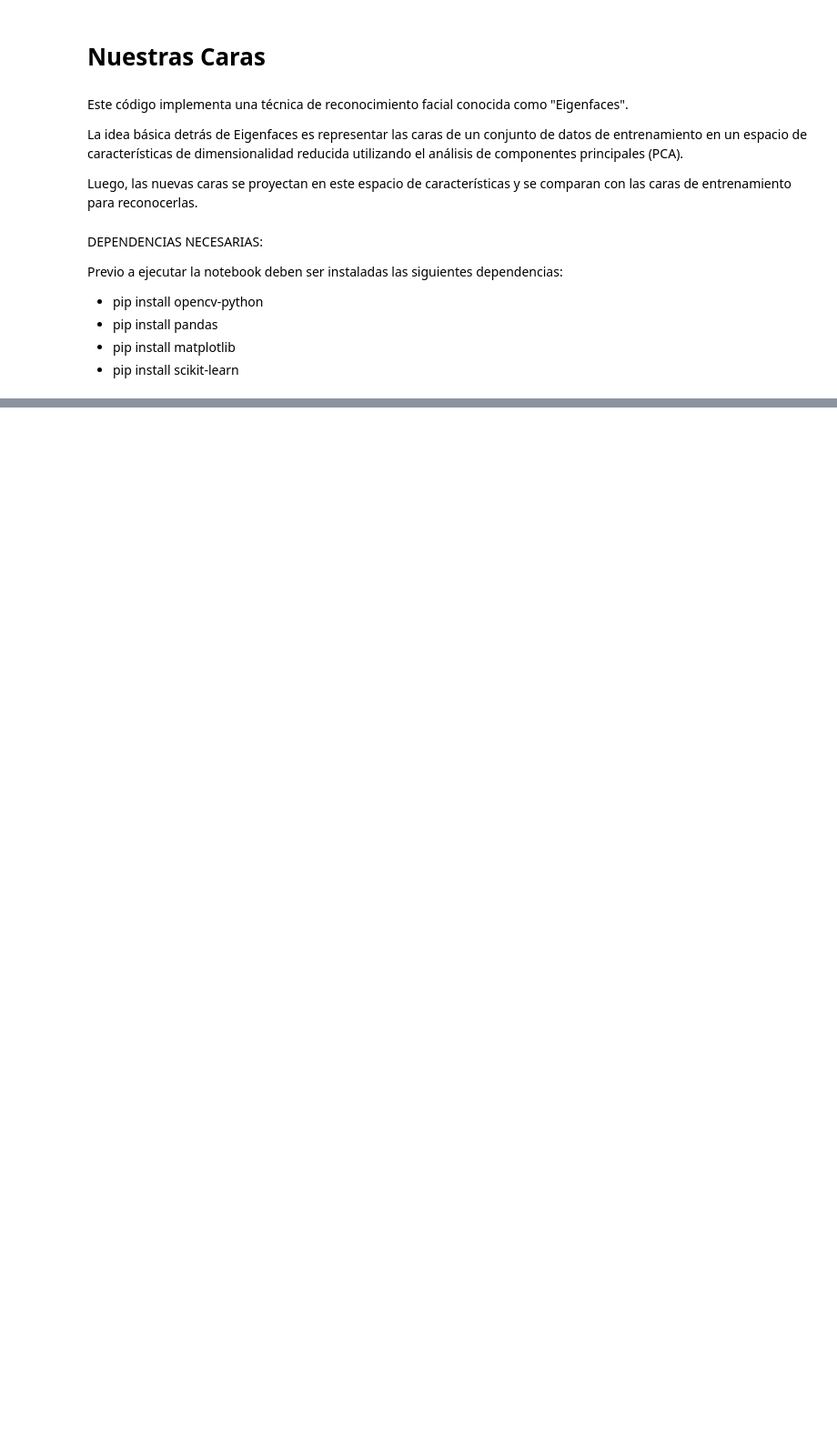
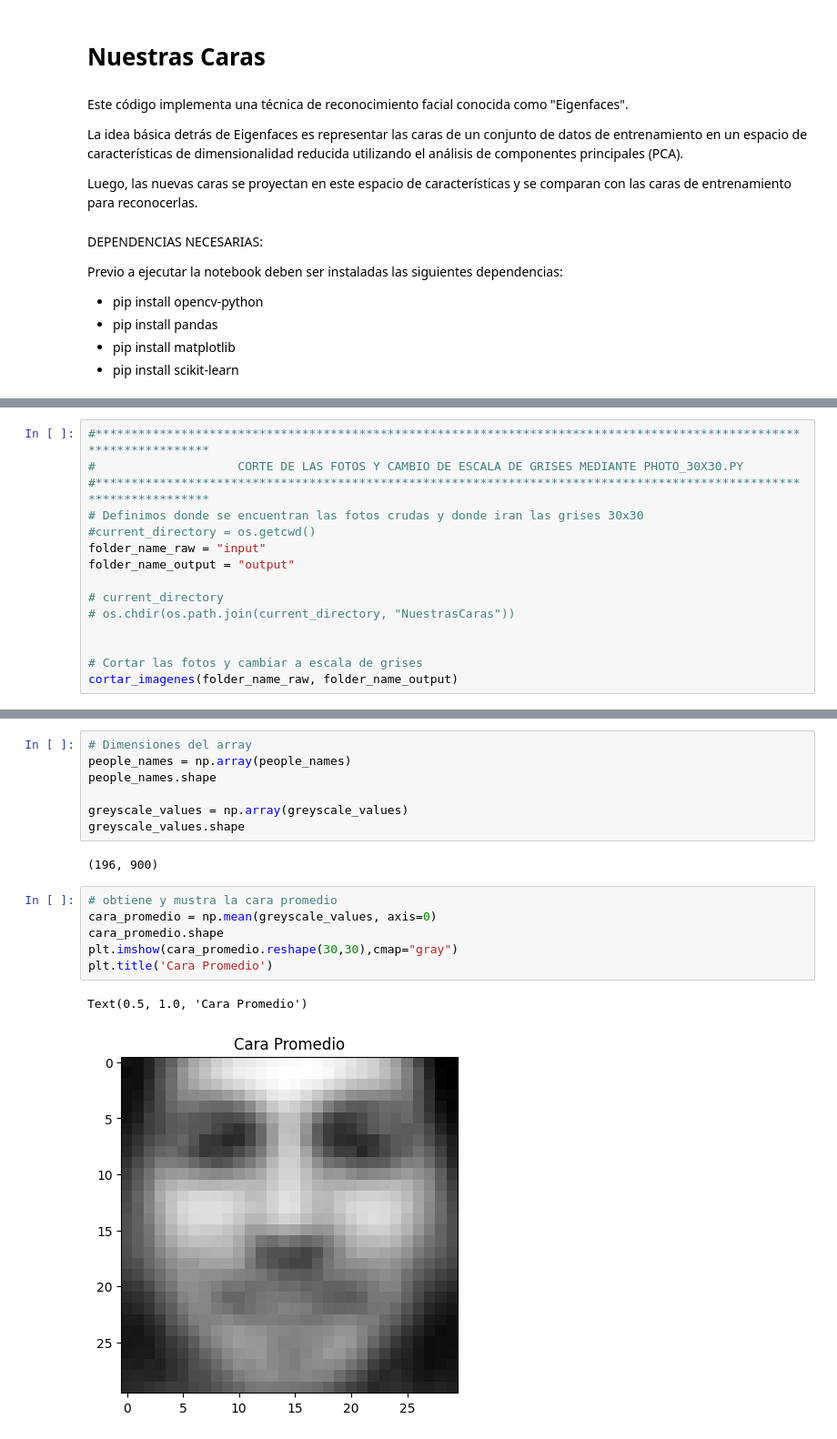
Before and after one commit to fechhh/NuestrasCaras, a Jupyter notebook: Main.ipynb, the cells around one changed output, grey strips where cells are left out. Shown: that part at 91% size. Drawn from its saved outputs; the diff is of its cells as text; blank space fills up the shorter version.

Commit message:
updated Main y photo_30x30

```diff
--- a/Main.ipynb
+++ b/Main.ipynb
@@ -43 +26,16 @@ def es_imagen_1(string):
+# %%
+#********************************************************************************************************************
+#                    CORTE DE LAS FOTOS Y CAMBIO DE ESCALA DE GRISES MEDIANTE PHOTO_30X30.PY
+#********************************************************************************************************************
+# Definimos donde se encuentran las fotos crudas y donde iran las grises 30x30
+#current_directory = os.getcwd()
+folder_name_raw = "input"
+folder_name_output = "output"
+
+# current_directory
+# os.chdir(os.path.join(current_directory, "NuestrasCaras"))
+
+
+# Cortar las fotos y cambiar a escala de grises
+cortar_imagenes(folder_name_raw, folder_name_output)
 # %%
@@ -76,0 +57,18 @@ KeyboardInterrupt:
+# %%
+# Dimensiones del array
+people_names = np.array(people_names)
+people_names.shape
+
+greyscale_values = np.array(greyscale_values)
+greyscale_values.shape
+# %% [output]
+(196, 900)
+# %%
+# obtiene y mustra la cara promedio
+cara_promedio = np.mean(greyscale_values, axis=0)
+cara_promedio.shape
+plt.imshow(cara_promedio.reshape(30,30),cmap="gray")
+plt.title('Cara Promedio')
+# %% [output]
+Text(0.5, 1.0, 'Cara Promedio')
+[figure, added]
```
Also changed, not shown: parts of 6 cells of this notebook, 1 other file.
